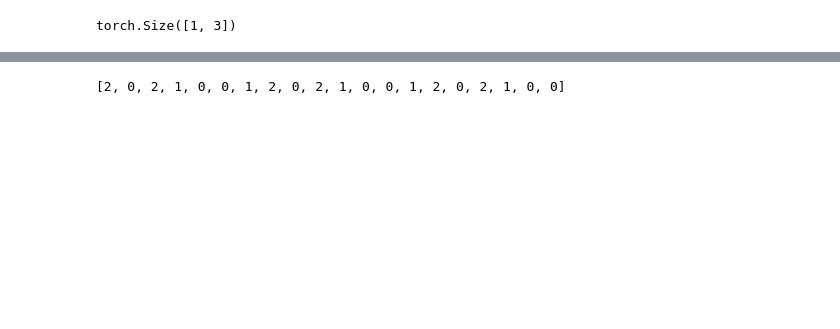
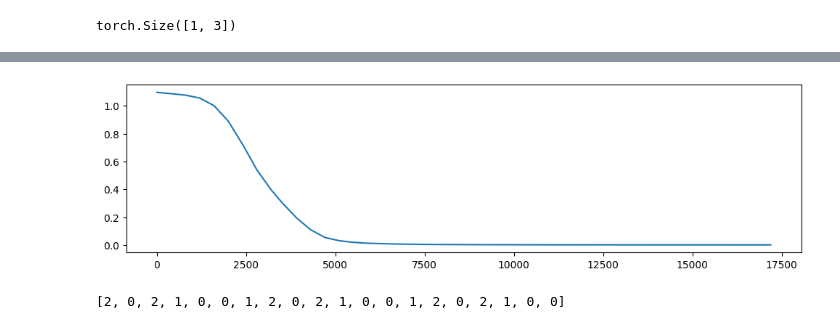
Before and after one commit to gmaher/transformers_simple, a Jupyter notebook: notebooks/test_transformer_fcn.ipynb, the cells around one changed output, grey strips where cells are left out. Saved outputs shown, nothing was run; the diff lists cells and outputs as text; code cells hidden in the pictures; blank space fills up the shorter version.

```diff
--- a/notebooks/test_transformer_fcn.ipynb
+++ b/notebooks/test_transformer_fcn.ipynb
@@ -121,3 +136,9 @@ plt.show()
+# %%
+plt.figure(figsize=(12,3))
+plt.plot(trainer.val_loss_iters, trainer.val_loss_history)
+plt.show()
+# %% [output]
+[figure, added]
 # %%
 x = [0,1]
 T = 20
```
Also changed, not shown: parts of 8 cells of this notebook, 5 other files.
